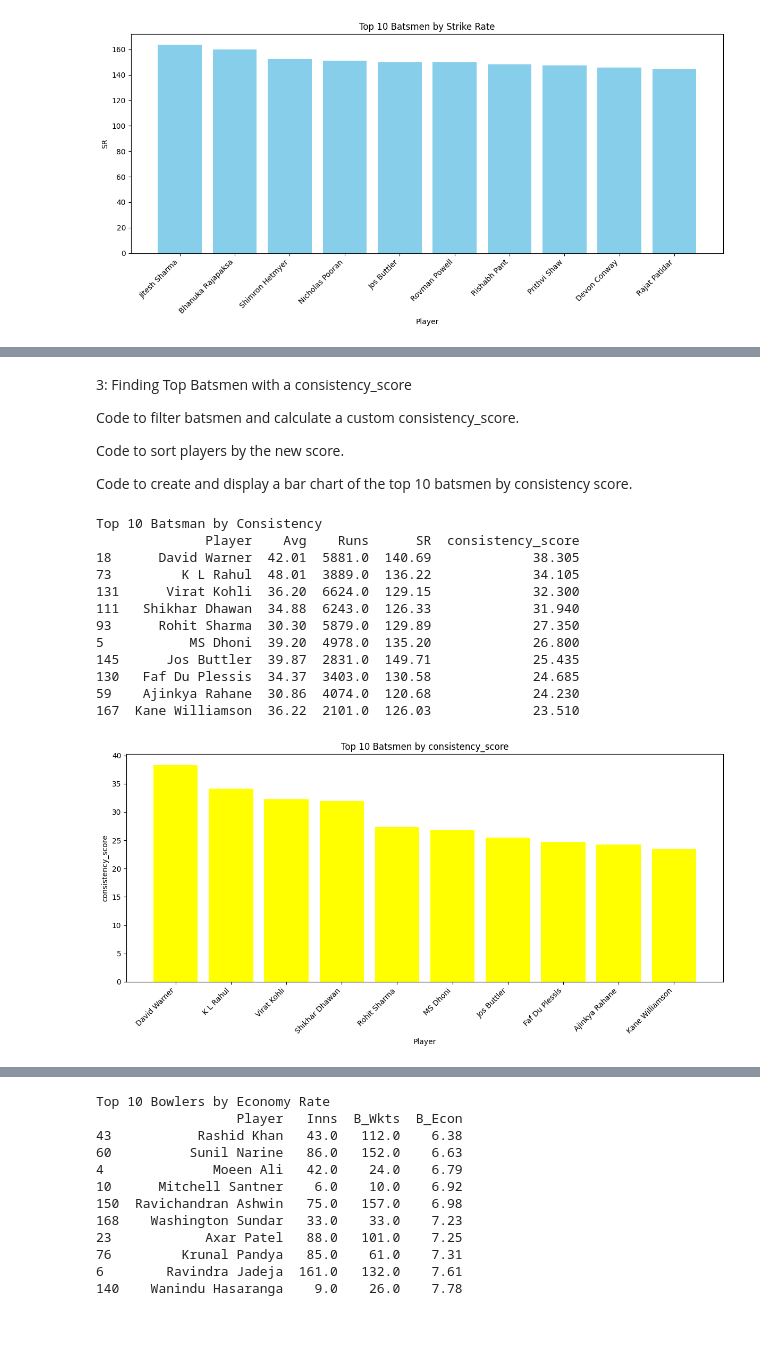
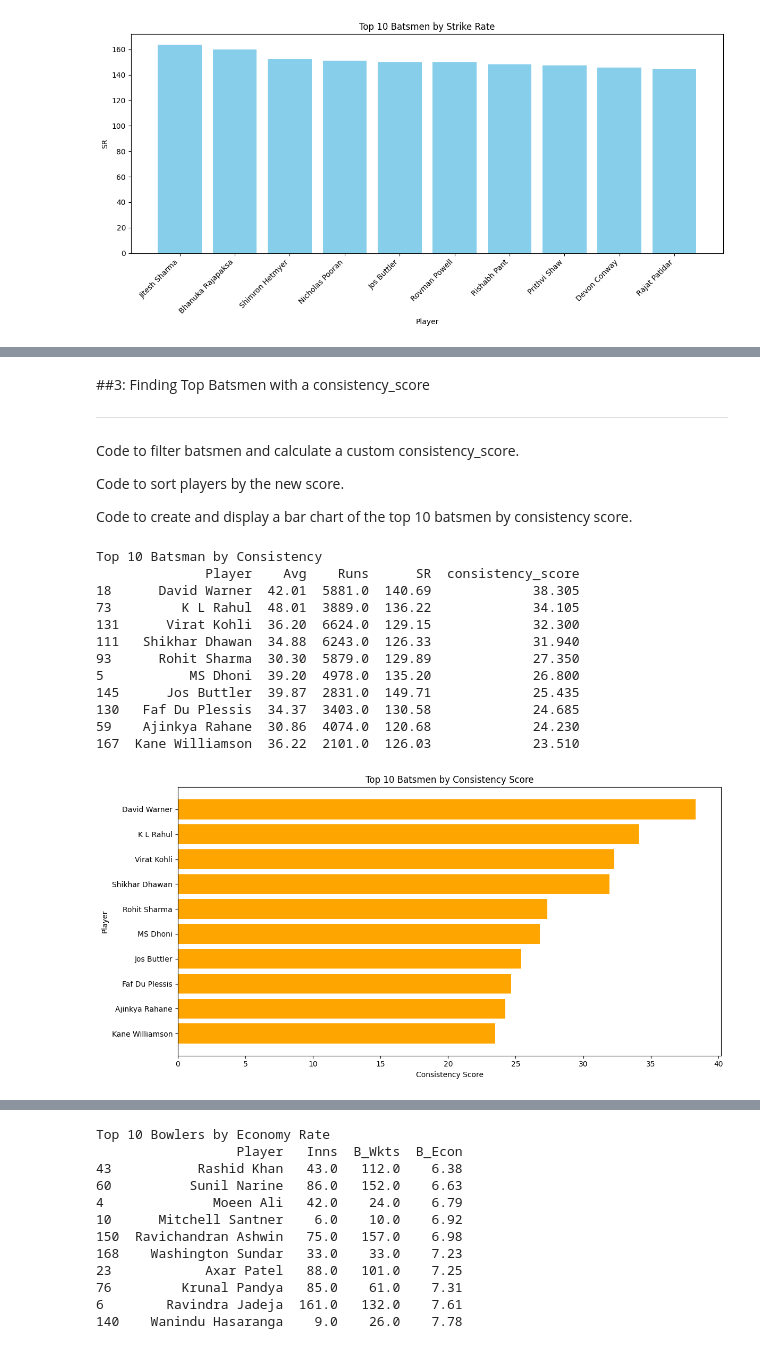
Before and after one commit to saikiran-18/-Cricket-Player-Performance-Analysis, a Jupyter notebook: Cricket_Player_Performance_Stats.ipynb, the cells around one changed output, grey strips where cells are left out. Saved outputs shown, nothing was run; the diff lists cells and outputs as text; code cells hidden in the pictures.

```diff
--- a/Cricket_Player_Performance_Stats.ipynb
+++ b/Cricket_Player_Performance_Stats.ipynb
@@ -216,5 +248,9 @@ Top 10 Batsman by Average
 # %% [markdown]
-3: Finding Top Batsmen with a consistency_score
+##3: Finding Top Batsmen with a consistency_score
+
+---
+
+
 
 Code to filter batsmen and calculate a custom consistency_score.
 
@@ -227,40 +263,40 @@ Code to create and display a bar chart of the top 10 batsmen by consistency scor
 cons_df=df[df['Paying_Role'] == 'Batting'].copy()
 cons_df.dropna(subset=['Player','Inns','Runs','Avg','50s','100s'],inplace=True)
 highest_cons_player=cons_df[cons_df['Inns']>=15].copy()
 highest_cons_player['consistency_score']=(
     highest_cons_player['Avg']*0.5+
     highest_cons_player['50s']*0.3+
     highest_cons_player['100s']*0.2
     )
 most_consistent_player=highest_cons_player.sort_values(by='consistency_score',ascending=False).head(10)
 print("Top 10 Batsman by Consistency")
 print(most_consistent_player[['Player','Avg','Runs','SR','consistency_score']])
 
 import matplotlib.pyplot as plt
 
+most_consistent_player = highest_cons_player.sort_values(
+    by='consistency_score', ascending=False
+).head(10)
 
-top_cons_batsmen = most_consistent_player.head(10)
-
-
+# Create a horizontal bar chart
 plt.figure(figsize=(12, 6))
-plt.bar(top_cons_batsmen['Player'], top_cons_batsmen['consistency_score'], color='yellow')
-plt.xlabel('Player')
-plt.ylabel('consistency_score')
-plt.title('Top 10 Batsmen by consistency_score')
-plt.xticks(rotation=45, ha='right')
+plt.barh(most_consistent_player['Player'], most_consistent_player['consistency_score'], color='orange')
+plt.xlabel('Consistency Score')
+plt.ylabel('Player')
+plt.title('Top 10 Batsmen by Consistency Score')
+plt.gca().invert_yaxis()
 plt.tight_layout()
-plt.show()
 # %% [output]
 Top 10 Batsman by Consistency
               Player    Avg    Runs      SR  consistency_score
 18      David Warner  42.01  5881.0  140.69             38.305
 73         K L Rahul  48.01  3889.0  136.22             34.105
 131      Virat Kohli  36.20  6624.0  129.15             32.300
 111   Shikhar Dhawan  34.88  6243.0  126.33             31.940
 93      Rohit Sharma  30.30  5879.0  129.89             27.350
 5           MS Dhoni  39.20  4978.0  135.20             26.800
 145      Jos Buttler  39.87  2831.0  149.71             25.435
 130   Faf Du Plessis  34.37  3403.0  130.58             24.685
 59    Ajinkya Rahane  30.86  4074.0  120.68             24.230
 167  Kane Williamson  36.22  2101.0  126.03             23.510
-[figure, old version]
+[figure, new version]
```
Also changed, not shown: parts of 12 cells of this notebook.
